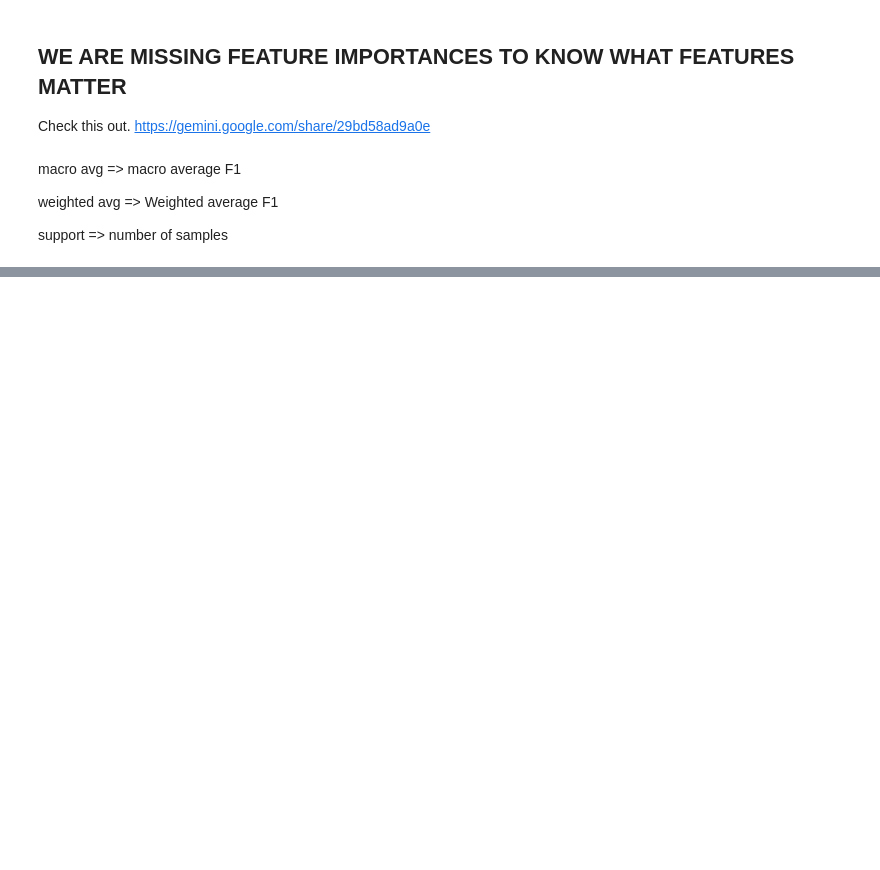
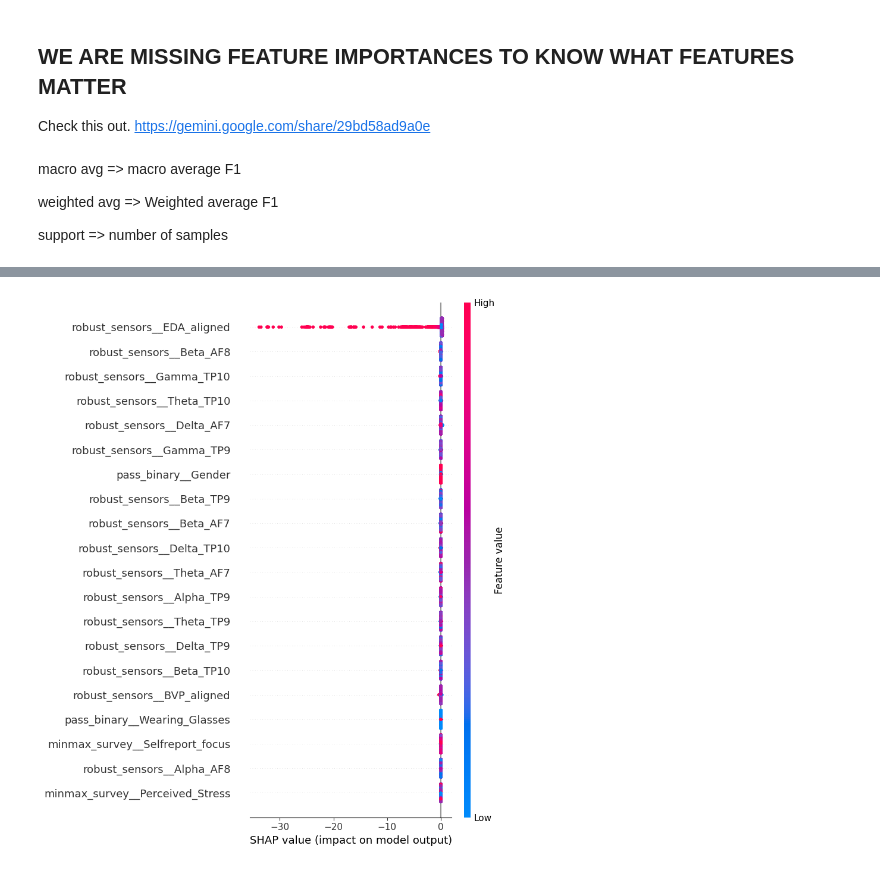
Before and after one commit to alonso284/FER-Study, a Jupyter notebook: model-experimentation/model_exploration.ipynb, the cells around one changed output, grey strips where cells are left out. Drawn from its saved outputs; the diff is of its cells as text; code cells hidden in the pictures; blank space fills up the shorter version.

```diff
--- a/model-experimentation/model_exploration.ipynb
+++ b/model-experimentation/model_exploration.ipynb
@@ -544,0 +579,22 @@ support => number of samples
+# %%
+from sklearn.inspection import permutation_importance
+import pandas as pd
+
+# 1. Get the names of the features that survived the NN feature selection
+selected_features_nn = feature_names_out[nn_selector.get_support()]
+
+# 2. Run Permutation Importance on the test set
+# n_repeats=10 means it shuffles 10 times to get a stable average
+perm_importance = permutation_importance(
+    nn_reg, X_test_nn, y_test, n_repeats=10, random_state=42
+)
+
+# 3. Put it in a readable DataFrame
+nn_importance_df = pd.DataFrame({
+    'Feature': selected_features_nn,
+    'Importance_Mean': perm_importance.importances_mean,
+    'Importance_Std': perm_importance.importances_std
+}).sort_values(by='Importance_Mean', ascending=False)
+
+print("--- Neural Network Feature Importance ---")
+print(nn_importance_df)
@@ -544,0 +619,19 @@ support => number of samples
+# %%
+# 1. Summarize the background data so the explainer runs in seconds, not hours
+# We take a representative sample of 50 points from the training data
+background_data = shap.sample(X_train_nn, 50)
+
+# 2. Create the explainer for the Neural Network using the background data
+explainer_nn = shap.KernelExplainer(nn_reg.predict, background_data)
+
+# 3. Calculate SHAP values for the test set (this might still take a minute)
+shap_values_nn = explainer_nn.shap_values(X_test_nn)
+
+# 4. Plot the summary
+shap.summary_plot(
+    shap_values_nn,
+    X_test_nn,
+    feature_names=selected_features_nn
+)
+# %% [output]
+[figure, added]
```
Also changed, not shown: parts of 13 cells of this notebook, 2 other files.
